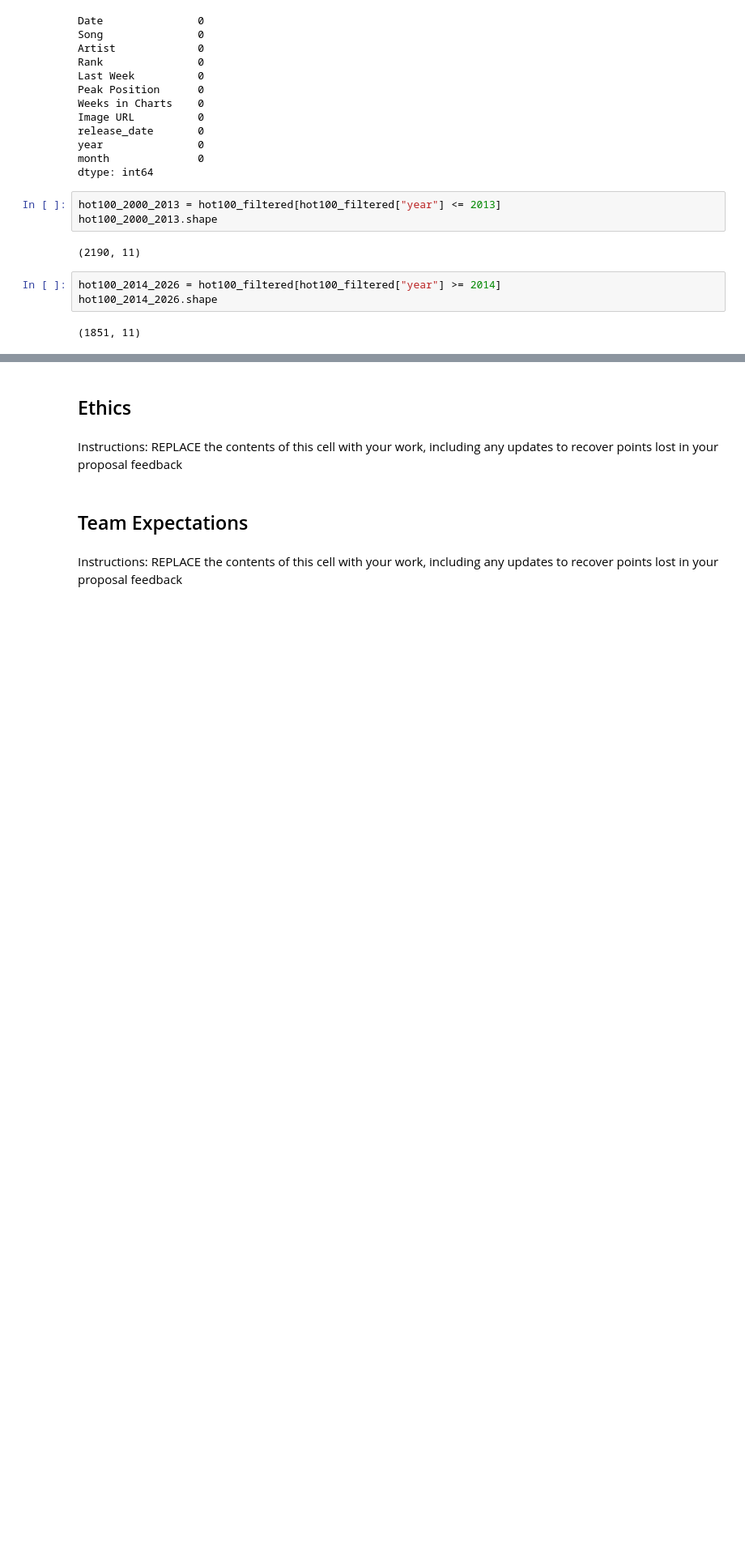
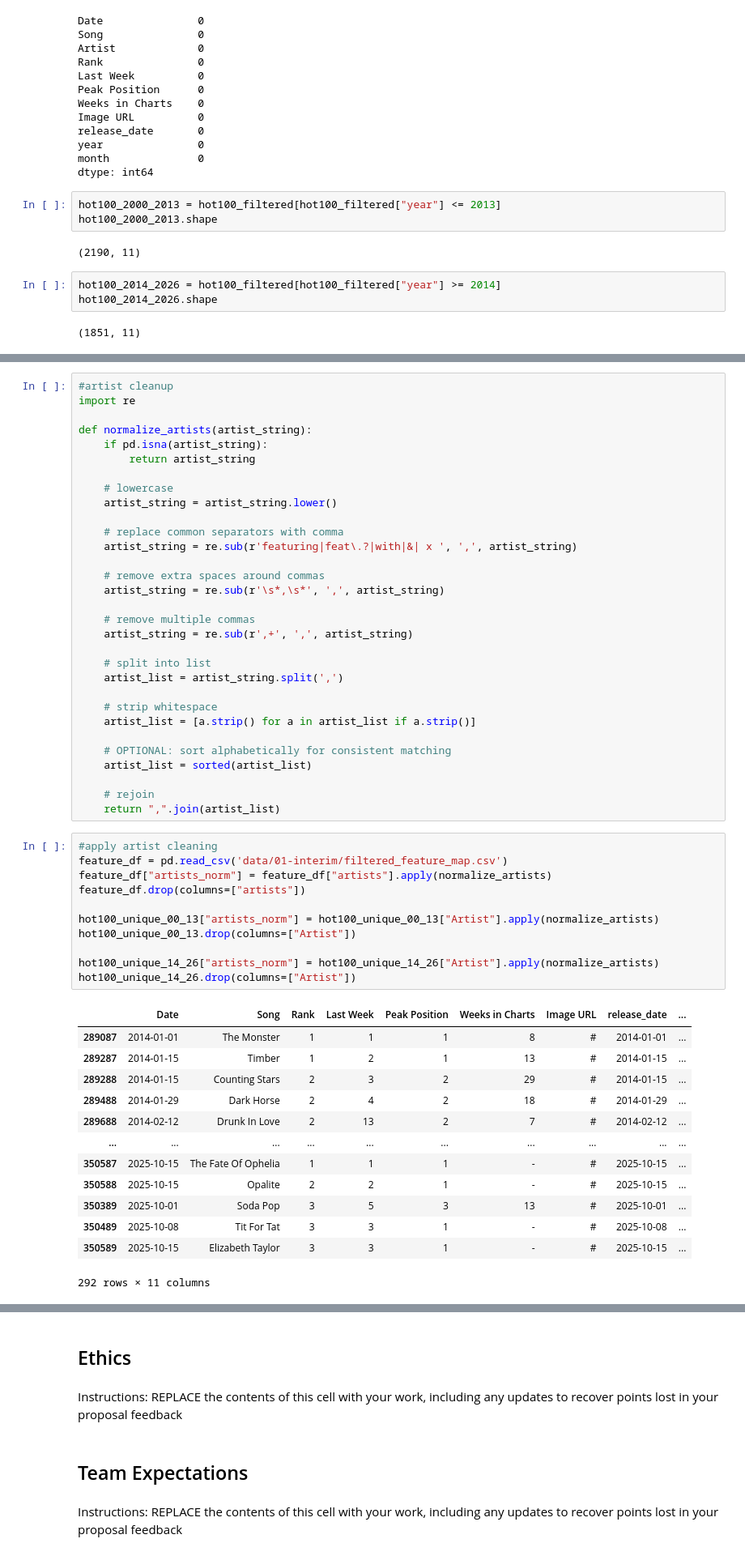
Before and after one commit to COGS108/Group096_WI26, a Jupyter notebook: 01-DataCheckpoint.ipynb, the cells around one changed output, grey strips where cells are left out. Shown at 81% size. Saved outputs shown, nothing was run; the diff lists cells and outputs as text; blank space fills up the shorter version.

```diff
--- a/01-DataCheckpoint.ipynb
+++ b/01-DataCheckpoint.ipynb
@@ -424,0 +441,56 @@ hot100_2014_2026_sorted.to_csv("data/02-processed/bb_hot100_2014_2026.csv", inde
+# %%
+#artist cleanup
+import re
+
+def normalize_artists(artist_string):
+    if pd.isna(artist_string):
+        return artist_string
+
+    # lowercase
+    artist_string = artist_string.lower()
+
+    # replace common separators with comma
+    artist_string = re.sub(r'featuring|feat\.?|with|&| x ', ',', artist_string)
+
+    # remove extra spaces around commas
+    artist_string = re.sub(r'\s*,\s*', ',', artist_string)
+
+    # remove multiple commas
+    artist_string = re.sub(r',+', ',', artist_string)
+
+    # split into list
+    artist_list = artist_string.split(',')
+
+    # strip whitespace
+    artist_list = [a.strip() for a in artist_list if a.strip()]
+
+    # OPTIONAL: sort alphabetically for consistent matching
+    artist_list = sorted(artist_list)
+
+    # rejoin
+    return ",".join(artist_list)
+# %%
+#apply artist cleaning
+feature_df = pd.read_csv('data/01-interim/filtered_feature_map.csv')
+feature_df["artists_norm"] = feature_df["artists"].apply(normalize_artists)
+feature_df.drop(columns=["artists"])
+
+hot100_unique_00_13["artists_norm"] = hot100_unique_00_13["Artist"].apply(normalize_artists)
+hot100_unique_00_13.drop(columns=["Artist"])
+
+hot100_unique_14_26["artists_norm"] = hot100_unique_14_26["Artist"].apply(normalize_artists)
+hot100_unique_14_26.drop(columns=["Artist"])
+# %% [output]
+|  | Date | Song | Rank | Last Week | Peak Position | Weeks in Charts | Image URL | release_date | ... |
+| 289087 | 2014-01-01 | The Monster | 1 | 1 | 1 | 8 | # | 2014-01-01 | ... |
+| 289287 | 2014-01-15 | Timber | 1 | 2 | 1 | 13 | # | 2014-01-15 | ... |
+| 289288 | 2014-01-15 | Counting Stars | 2 | 3 | 2 | 29 | # | 2014-01-15 | ... |
+| 289488 | 2014-01-29 | Dark Horse | 2 | 4 | 2 | 18 | # | 2014-01-29 | ... |
+| 289688 | 2014-02-12 | Drunk In Love | 2 | 13 | 2 | 7 | # | 2014-02-12 | ... |
+| ... | ... | ... | ... | ... | ... | ... | ... | ... | ... |
+| 350587 | 2025-10-15 | The Fate Of Ophelia | 1 | 1 | 1 | - | # | 2025-10-15 | ... |
+| 350588 | 2025-10-15 | Opalite | 2 | 2 | 1 | - | # | 2025-10-15 | ... |
+| 350389 | 2025-10-01 | Soda Pop | 3 | 5 | 3 | 13 | # | 2025-10-01 | ... |
+| 350489 | 2025-10-08 | Tit For Tat | 3 | 3 | 1 | - | # | 2025-10-08 | ... |
+| 350589 | 2025-10-15 | Elizabeth Taylor | 3 | 3 | 1 | - | # | 2025-10-15 | ... |
+292 rows × 11 columns
```
Also changed, not shown: parts of 12 cells of this notebook.
